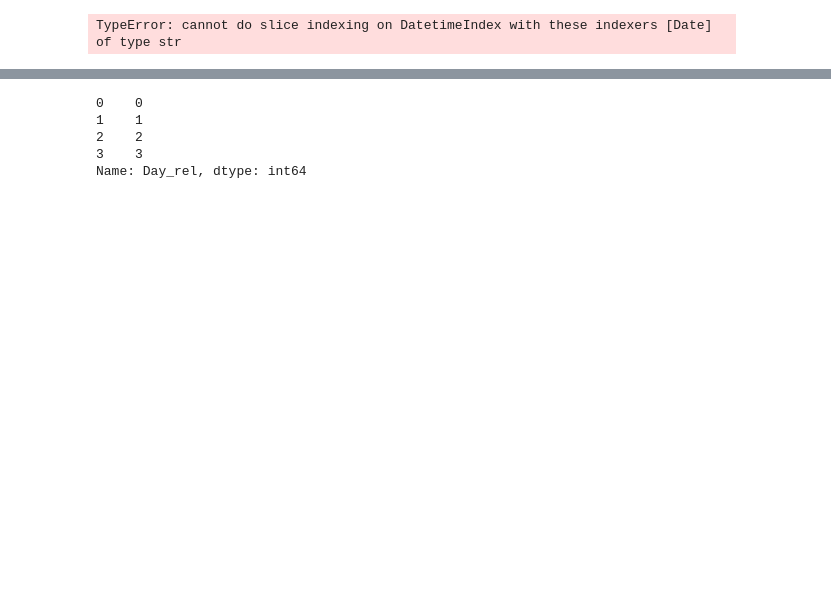
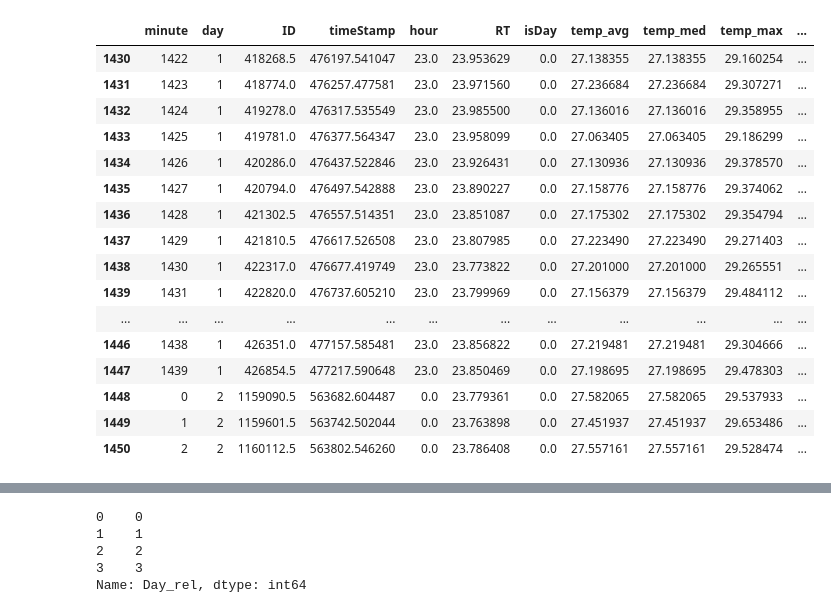
Before and after one commit to raffaelemazziotti/thermal_labeler, a Jupyter notebook: analysis_dask_2.ipynb, the cells around one changed output, grey strips where cells are left out. Saved outputs shown, nothing was run; the diff lists cells and outputs as text; code cells hidden in the pictures; blank space fills up the shorter version.

```diff
--- a/analysis_dask_2.ipynb
+++ b/analysis_dask_2.ipynb
@@ -34,23 +34,50 @@ subjects = pd.DataFrame.from_dict(subjects).T.reset_index(drop=True)
 subjects['recordings'] = subjects['recordings'].apply(sorted)
 # %%
 
-#for i,row in subjects.iterrows():
-#    print(row)
+for i,row in subjects.iterrows():
+    if i==4:
+        break
 
 data = list()
 for i,rec in enumerate(row['recordings']):
     df = dd.read_csv(rec,sep=';', skiprows=1,dtype={'isDay': 'float64'}, parse_dates=['Date'])
-    #df['Day'] = df['Date'].apply(lambda x: int(x.split(' ')[0].split('-')[-1]) , meta=('Day',int) )
-    #df['Day_rel'] = (df['Day'] - df['Day'].unique().compute().min()) + 1
     df['temp_med_delta'] = (df['temp_med']-df['temp_med'].mean())
+    df['distance'] = euclid(df)
     df['RT_delta'] = df['RT']-df['RT'].mean()
     data.append(df)
 
 data = dd.concat(data)
-min_date = data['Date'].min().compute()
-data = data.set_index('Date')
-data = data.assign(data_rel = (data['Date'] - min_date).dt.days.compute() )
-#
+data['start_date'] = data['Date'].min()
+data['day'] = (data['Date'] - data['start_date']).dt.days + 1
+data = data.groupby(['minute','day']).mean().compute()
+data['temp_rt_delta'] = data['temp_avg']-data['RT']
+data['temp_rt_delta'] = data['temp_rt_delta'] - data['temp_rt_delta'].mean()
+data['temp_norm'] = data['temp_avg']-data['temp_avg'].mean()
+data['RT_norm'] = data['RT']-data['RT'].mean()
+data['temp_rt_correct'] = data['temp_norm']-data['RT_norm']
+
+#min_date = data['Date'].min().compute()
+#data = data.set_index('Date')
+#data = data.assign(data_rel = (data['Date'] - min_date).dt.days.compute() )
+#data.head()
-# %% [output]
-TypeError: cannot do slice indexing on DatetimeIndex with these indexers [Date] of type str
+# %%
+data.reset_index().loc[1430:1450]
+# %% [output]
+|  | minute | day | ID | timeStamp | hour | RT | isDay | temp_avg | temp_med | temp_max | ... |
+| 1430 | 1422 | 1 | 418268.5 | 476197.541047 | 23.0 | 23.953629 | 0.0 | 27.138355 | 27.138355 | 29.160254 | ... |
+| 1431 | 1423 | 1 | 418774.0 | 476257.477581 | 23.0 | 23.971560 | 0.0 | 27.236684 | 27.236684 | 29.307271 | ... |
+| 1432 | 1424 | 1 | 419278.0 | 476317.535549 | 23.0 | 23.985500 | 0.0 | 27.136016 | 27.136016 | 29.358955 | ... |
+| 1433 | 1425 | 1 | 419781.0 | 476377.564347 | 23.0 | 23.958099 | 0.0 | 27.063405 | 27.063405 | 29.186299 | ... |
+| 1434 | 1426 | 1 | 420286.0 | 476437.522846 | 23.0 | 23.926431 | 0.0 | 27.130936 | 27.130936 | 29.378570 | ... |
+| 1435 | 1427 | 1 | 420794.0 | 476497.542888 | 23.0 | 23.890227 | 0.0 | 27.158776 | 27.158776 | 29.374062 | ... |
+| 1436 | 1428 | 1 | 421302.5 | 476557.514351 | 23.0 | 23.851087 | 0.0 | 27.175302 | 27.175302 | 29.354794 | ... |
+| 1437 | 1429 | 1 | 421810.5 | 476617.526508 | 23.0 | 23.807985 | 0.0 | 27.223490 | 27.223490 | 29.271403 | ... |
+| 1438 | 1430 | 1 | 422317.0 | 476677.419749 | 23.0 | 23.773822 | 0.0 | 27.201000 | 27.201000 | 29.265551 | ... |
+| 1439 | 1431 | 1 | 422820.0 | 476737.605210 | 23.0 | 23.799969 | 0.0 | 27.156379 | 27.156379 | 29.484112 | ... |
+| ... | ... | ... | ... | ... | ... | ... | ... | ... | ... | ... | ... |
+| 1446 | 1438 | 1 | 426351.0 | 477157.585481 | 23.0 | 23.856822 | 0.0 | 27.219481 | 27.219481 | 29.304666 | ... |
+| 1447 | 1439 | 1 | 426854.5 | 477217.590648 | 23.0 | 23.850469 | 0.0 | 27.198695 | 27.198695 | 29.478303 | ... |
+| 1448 | 0 | 2 | 1159090.5 | 563682.604487 | 0.0 | 23.779361 | 0.0 | 27.582065 | 27.582065 | 29.537933 | ... |
+| 1449 | 1 | 2 | 1159601.5 | 563742.502044 | 0.0 | 23.763898 | 0.0 | 27.451937 | 27.451937 | 29.653486 | ... |
+| 1450 | 2 | 2 | 1160112.5 | 563802.546260 | 0.0 | 23.786408 | 0.0 | 27.557161 | 27.557161 | 29.528474 | ... |
 # %%
```
Also changed, not shown: parts of 2 cells of this notebook.
